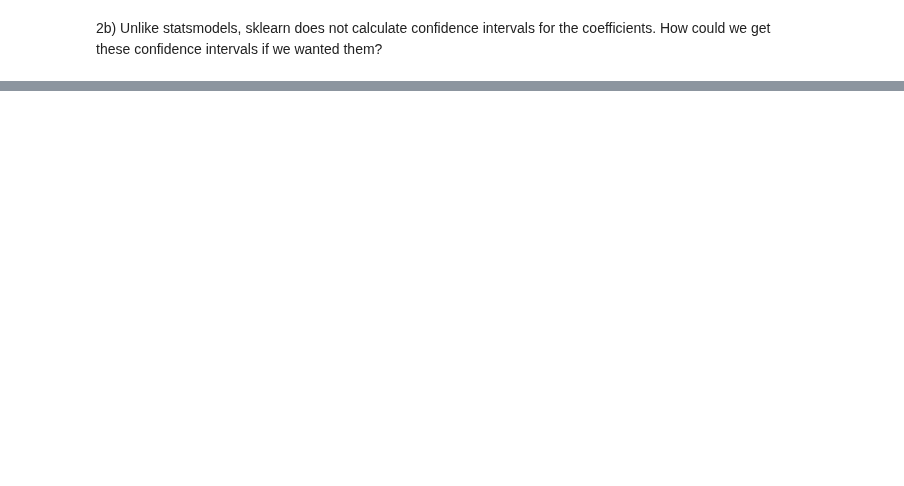
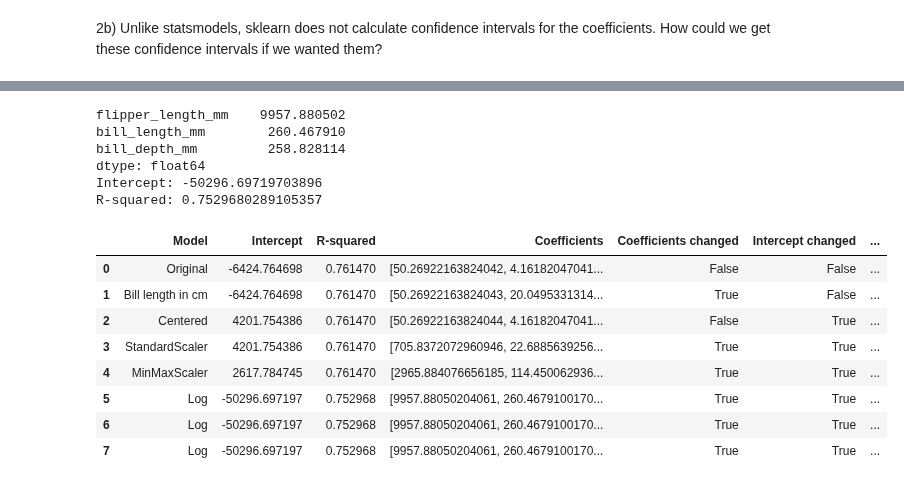
Before and after one commit to kimondragon/DS6021_F26, a Jupyter notebook: data/lab assignment 4.ipynb, the cells around one changed output, grey strips where cells are left out. Drawn from its saved outputs; the diff is of its cells as text; code cells hidden in the pictures; blank space fills up the shorter version.

```diff
--- a/data/lab assignment 4.ipynb
+++ b/data/lab assignment 4.ipynb
@@ -68,0 +503,10 @@ How could we get these confidence intervals if we wanted them?
+# %%
+table["R-squared changed"] = [
+    False,
+    False,
+    False,
+    False,
+    False
+]
+
+table
@@ -68,0 +520,10 @@ How could we get these confidence intervals if we wanted them?
+# %%
+table["Predictions changed"] = [
+    False,
+    False,
+    False,
+    False,
+    False
+]
+
+table
@@ -68,0 +609,42 @@ How could we get these confidence intervals if we wanted them?
+# %%
+#log
+X_log = np.log(X)
+
+#model
+model_log = LinearRegression()
+model_log.fit(X_log, y)
+
+print(pd.Series(model_log.coef_, index=X.columns))
+
+print("Intercept:", model_log.intercept_)
+print("R-squared:", model_log.score(X_log, y))
+# %% [output]
+flipper_length_mm    9957.880502
+bill_length_mm        260.467910
+bill_depth_mm         258.828114
+dtype: float64
+Intercept: -50296.69719703896
+R-squared: 0.7529680289105357
+# %%
+table.loc[len(table)] = [
+    "Log",
+    model_log.intercept_,
+    model_log.score(X_log, y),
+    model_log.coef_,
+    True,
+    True,
+    True,
+    True
+]
+
+table
+# %% [output]
+|  | Model | Intercept | R-squared | Coefficients | Coefficients changed | Intercept changed | ... |
+| 0 | Original | -6424.764698 | 0.761470 | [50.26922163824042, 4.16182047041... | False | False | ... |
+| 1 | Bill length in cm | -6424.764698 | 0.761470 | [50.26922163824043, 20.0495331314... | True | False | ... |
+| 2 | Centered | 4201.754386 | 0.761470 | [50.26922163824044, 4.16182047041... | False | True | ... |
+| 3 | StandardScaler | 4201.754386 | 0.761470 | [705.8372072960946, 22.6885639256... | True | True | ... |
+| 4 | MinMaxScaler | 2617.784745 | 0.761470 | [2965.884076656185, 114.450062936... | True | True | ... |
+| 5 | Log | -50296.697197 | 0.752968 | [9957.88050204061, 260.4679100170... | True | True | ... |
+| 6 | Log | -50296.697197 | 0.752968 | [9957.88050204061, 260.4679100170... | True | True | ... |
+| 7 | Log | -50296.697197 | 0.752968 | [9957.88050204061, 260.4679100170... | True | True | ... |
```
Also changed, not shown: parts of 65 cells of this notebook.
